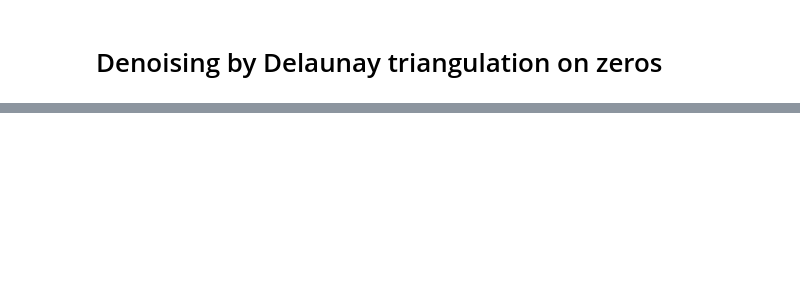
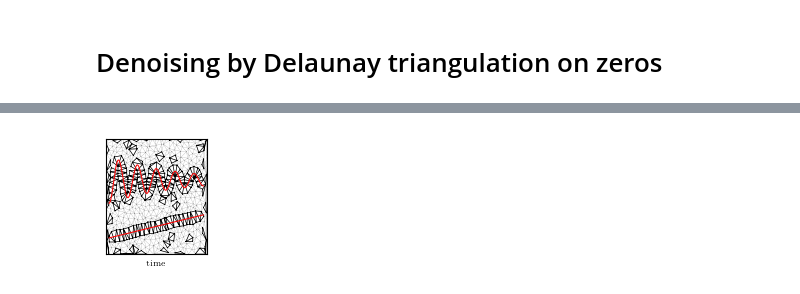
Before and after one commit to jmiramont/benchmarks-detection-denoising, a Jupyter notebook: notebooks/demo_method_delaunay_triangulation.ipynb, the cells around one changed output, grey strips where cells are left out. Saved outputs shown, nothing was run; the diff lists cells and outputs as text; code cells hidden in the pictures; blank space fills up the shorter version.

```diff
--- a/notebooks/demo_method_delaunay_triangulation.ipynb
+++ b/notebooks/demo_method_delaunay_triangulation.ipynb
@@ -104,0 +91,22 @@ NameError: name 'F_output' is not defined
+# %%
+fig, ax = plt.subplots(1,1,figsize = (1.3,1.5))
+ax.triplot(zeros[:,1],zeros[:,0],tri, linewidth=0.1, color='k', linestyle='--')
+ax.triplot(zeros[:,1],zeros[:,0],tri_select, linewidth=0.5, color='k')
+[ax.plot(np.arange(0,N)[np.where(instf>0)],instf[np.where(instf>0)]*Nfft,'r',linewidth=0.75) for instf in signal.instf]
+ax.tick_params(axis='both', which='both', bottom=False, top=False,
+                    labelbottom=False, right=False, left=False, labelleft=False)
+
+# ax.set_ylabel('frequency')
+ax.set_xlabel('time', fontsize=6)
+# ax.spines["top"].set_visible(False)
+# ax.spines["right"].set_visible(False)
+# ax.spines["bottom"].set_visible(False)
+# ax.spines["left"].set_visible(False)
+ax.set_xlim([0,N])
+ax.set_ylim([0,N])
+
+
+plt.show()
+fig.savefig('errors_dt_panel_2.pdf', dpi=900, transparent=False, bbox_inches='tight')
+# %% [output]
+[figure, added]
```
Also changed, not shown: parts of 7 cells of this notebook, 4 other files.
